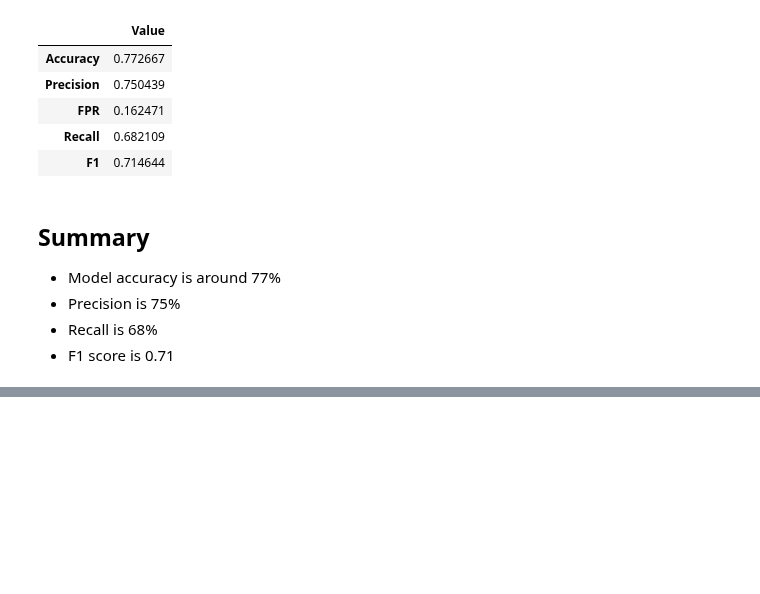
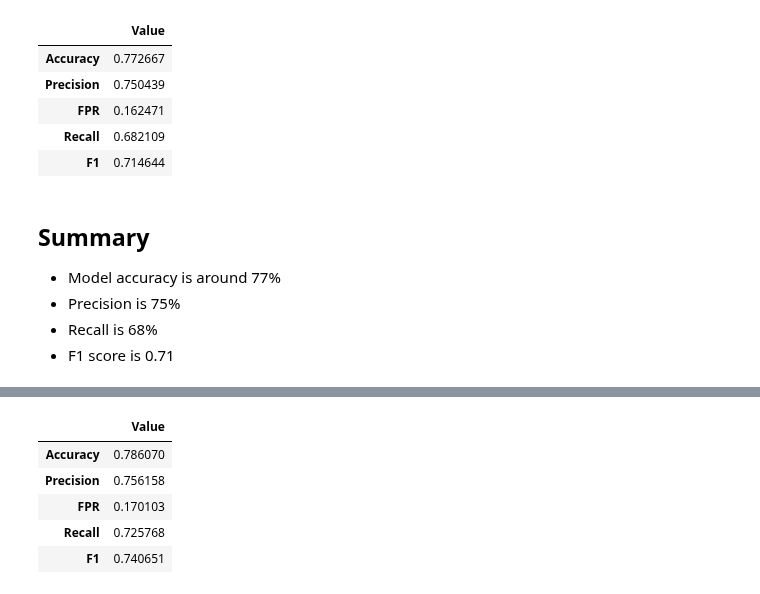
Before and after one commit to TebogoNkomondo/realOrFake, a Jupyter notebook: Keras_Embedding_Layer.ipynb, the cells around one changed output, grey strips where cells are left out. Cells and saved outputs as stored; diff of their text form; code cells hidden in the pictures; blank space fills up the shorter version.

```diff
--- a/Keras_Embedding_Layer.ipynb
+++ b/Keras_Embedding_Layer.ipynb
@@ -1591,0 +1730,33 @@ results
+# %%
+predictions = []
+Y_pred = model.predict_generator(X_test)
+y_pred = np.argmax(Y_pred, axis=1)
+
+def rounding(results):
+    '''Results needs to be rounded to 0 or 1 for fake or real, respectively'''
+    if results < 0.5:
+        return 0
+    else:
+        return 1
+
+predictions_final = [rounding(x) for x in Y_pred]
+
+tn, fp, fn, tp = confusion_matrix(y_test, predictions_final).ravel()
+precision= tp / (tp + fp)
+accuracy = (tp + tn) / (tn + fp +fn+tp)
+falsePositiveRate = fp / (fp + tn)
+recall = tp/(tp+fn)
+f1= 2 * ((recall*precision)/(recall+precision))
+
+# Intialise data to Dicts of series.
+d = {'Value' : pd.Series([accuracy, precision, falsePositiveRate, recall,f1], index =['Accuracy', 'Precision', 'FPR','Recall','F1'])}
+
+# creates Dataframe.
+results = pd.DataFrame(d)
+
+
+data = {'Negative':[tn, fn], 'Positive':[fp, tp]}
+
+# Creates pandas DataFrame.
+df= pd.DataFrame(data, index =['Negative', 'Positive'])
+df
@@ -1591,0 +1770,9 @@ results
+# %%
+results
+# %% [output]
+|  | Value |
+| Accuracy | 0.786070 |
+| Precision | 0.756158 |
+| FPR | 0.170103 |
+| Recall | 0.725768 |
+| F1 | 0.740651 |
```
Also changed, not shown: parts of 19 cells of this notebook, 6 other files.
